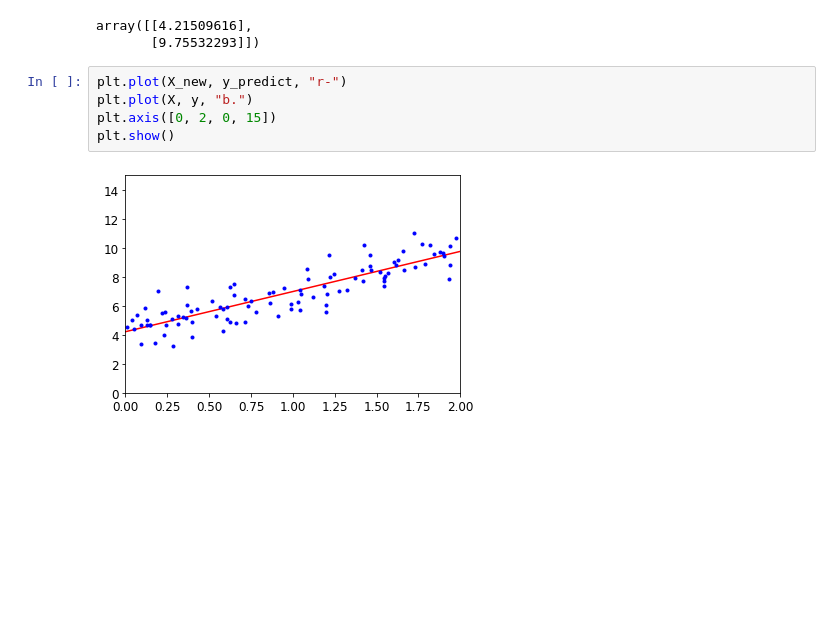
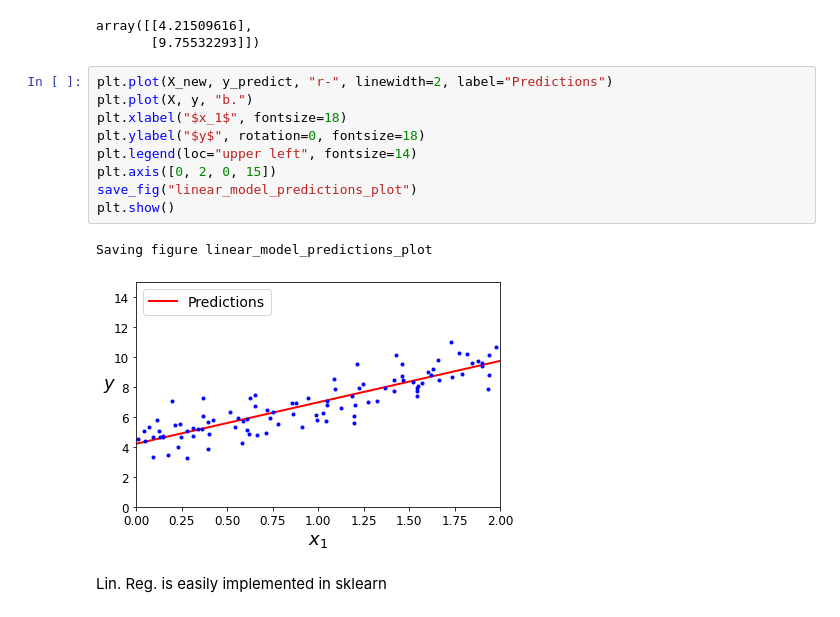
Before and after one commit to phelps-matthew/Coding-Exercises, a Jupyter notebook: ml/geron/04-Training_Models.ipynb, the cells around one changed output. Drawn from its saved outputs; the diff is of its cells as text; blank space fills up the shorter version.

```diff
--- a/ml/geron/04-Training_Models.ipynb
+++ b/ml/geron/04-Training_Models.ipynb
@@ -98,9 +98,16 @@ y_predict
 array([[4.21509616],
        [9.75532293]])
 # %%
-plt.plot(X_new, y_predict, "r-")
+plt.plot(X_new, y_predict, "r-", linewidth=2, label="Predictions")
 plt.plot(X, y, "b.")
+plt.xlabel("$x_1$", fontsize=18)
+plt.ylabel("$y$", rotation=0, fontsize=18)
+plt.legend(loc="upper left", fontsize=14)
 plt.axis([0, 2, 0, 15])
+save_fig("linear_model_predictions_plot")
 plt.show()
 # %% [output]
+Saving figure linear_model_predictions_plot
-[figure, old version]
+[figure, new version]
+# %% [markdown]
+Lin. Reg. is easily implemented in sklearn
```
Also changed, not shown: parts of 33 cells of this notebook, 2 other files.
